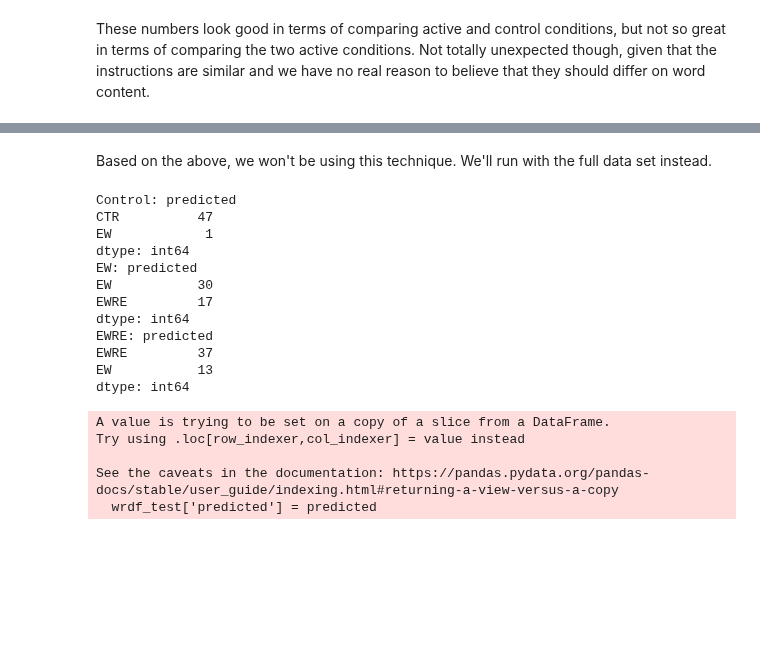
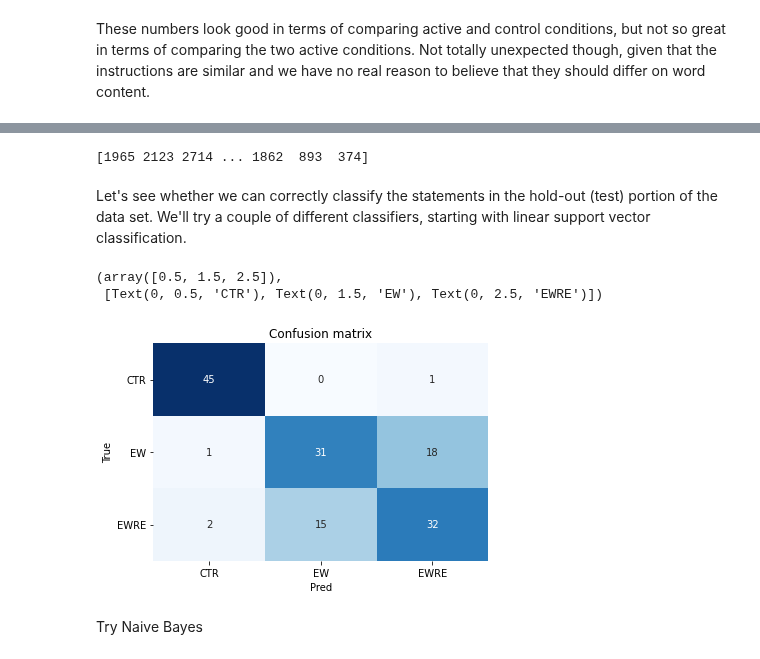
Before and after one commit to lucia-lux/EW_analysis, a Jupyter notebook: ew_nlp_writing.ipynb, the cells around one changed output, grey strips where cells are left out. Cells and saved outputs as stored; diff of their text form; code cells hidden in the pictures; blank space fills up the shorter version.

```diff
--- a/ew_nlp_writing.ipynb
+++ b/ew_nlp_writing.ipynb
@@ -289,13 +434,14 @@ Preprocessing raw texts. Done!
 # %% [markdown]
 We now draw up the same plot as before, but this time we look at the list of words for each group, from all days of writing.
 # %%
-writing_df = writing_df.reset_index(drop = False)
+#writing_df = writing_df.reset_index(drop = False)
 ew_inds = writing_df[writing_df.Group=='EW'].index
 ewre_inds = writing_df[writing_df.Group == 'EWRE'].index
 ctr_inds = writing_df[writing_df.Group =='CTR'].index
-ew_flattened = [item for sublist in token_lists[ew_inds[0]:ew_inds[len(ew_inds)-1]] for item in sublist]
-ewre_flattened = [item for sublist in token_lists[ewre_inds[0]:ewre_inds[len(ewre_inds)-1]] for item in sublist]
-ctr_flattened = [item for sublist in token_lists[ctr_inds[0]:ctr_inds[len(ctr_inds)-1]] for item in sublist]
+
+ew_flattened = flatten_lists(token_lists,ew_inds)
+ewre_flattened = flatten_lists(token_lists,ewre_inds)
+ctr_flattened = flatten_lists(token_lists,ctr_inds)
 # %%
 fig, axes = plt.subplots(3, 1, figsize=(30,15), sharey=True)
 fig.suptitle('50 most frequent words - all conditions')
@@ -344,17 +480,18 @@ The similarity between EW and EWRE is:  0.9594697351999425
 # %% [markdown]
 These numbers look good in terms of comparing active and control conditions, but not so great in terms of comparing the two active conditions. Not totally unexpected though, given that the instructions are similar and we have no real reason to believe that they should differ on word content.
 # %%
-from sklearn import model_selection, feature_extraction, naive_bayes, pipeline, manifold, preprocessing, feature_selection
-
-# get cleaned text
+# assemble cleaned text into a single string - want to operate on the preprocessed text rather than the original.
+# need to double-check that stop word removal is appropriate for task.
 writing_df['writing_cleaned'] = [' '.join(f) for f in token_lists]
 
 # split into training and test data sets
 wrdf_train,wrdf_test = model_selection.train_test_split(writing_df, test_size = 0.3)
 
 # TF-IDF vectorizer:
-vectorizer_tf_idf = feature_extraction.text.TfidfVectorizer(max_features = 10000, ngram_range = (1,3))
+vectorizer_tf_idf = feature_extraction.text.TfidfVectorizer(sublinear_tf = True, ngram_range = (1,1))
 
 corpus = wrdf_train['writing_cleaned']
-X_train = vectorizer_tf_idf.fit_transform(corpus)
+features = vectorizer_tf_idf.fit_transform(corpus)
+y_train = wrdf_train.Group
 dic_vocabulary = vectorizer_tf_idf.vocabulary_
+feature_names = vectorizer_tf_idf.get_feature_names()
@@ -400,2 +497,0 @@ wrdf_features[wrdf_features["y"]==cat]["feature"].values[:10]))
-# %% [markdown]
-Based on the above, we won't be using this technique. We'll run with the full data set instead.
@@ -403,0 +498,6 @@ classifier = naive_bayes.MultinomialNB()
+# %%
+ngrams = get_feature_corr(y_train,features,'unigrams',vectorizer_tf_idf)
+# %% [output]
+[1965 2123 2714 ... 1862  893  374]
+# %% [markdown]
+Let's see whether we can correctly classify the statements in the hold-out (test) portion of the data set. We'll try a couple of different classifiers, starting with linear support vector classification.
@@ -404 +511,18 @@ classifier = naive_bayes.MultinomialNB()
+# %%
+# Plot the confusion matrix.
+y_test = wrdf_test['Group']
+classes = np.unique(y_test)
+y_test_array = pd.get_dummies(y_test, drop_first=False).values
+
+cm = metrics.confusion_matrix(y_test, predicted_lsvm)
+fig, ax = plt.subplots()
+sns.heatmap(cm, annot=True, fmt='d', ax=ax, cmap=plt.cm.Blues, cbar=False)
+ax.set(xlabel="Pred", ylabel="True", xticklabels=classes, yticklabels=classes, title="Confusion matrix")
+plt.yticks(rotation=0)
+# %% [output]
+(array([0.5, 1.5, 2.5]),
+ [Text(0, 0.5, 'CTR'), Text(0, 1.5, 'EW'), Text(0, 2.5, 'EWRE')])
+[figure, added]
+# %% [markdown]
+Try Naive Bayes
 # %%
@@ -414,23 +536,0 @@ predicted_prob = model.predict_proba(X_test)
-# %%
-wrdf_test['predicted'] = predicted
-print('Control:' ,wrdf_test.loc[wrdf_test.Group=='CTR',['predicted']].value_counts())
-print('EW:' ,wrdf_test.loc[wrdf_test.Group=='EW',['predicted']].value_counts())
-print('EWRE:' ,wrdf_test.loc[wrdf_test.Group=='EWRE',['predicted']].value_counts())
-# %% [output]
-Control: predicted
-CTR          47
-EW            1
-dtype: int64
-EW: predicted
-EW           30
-EWRE         17
-dtype: int64
-EWRE: predicted
-EWRE         37
-EW           13
-dtype: int64
-A value is trying to be set on a copy of a slice from a DataFrame.
-Try using .loc[row_indexer,col_indexer] = value instead
-
-See the caveats in the documentation: https://pandas.pydata.org/pandas-docs/stable/user_guide/indexing.html#returning-a-view-versus-a-copy
-  wrdf_test['predicted'] = predicted
```
Also changed, not shown: parts of 31 cells of this notebook.
